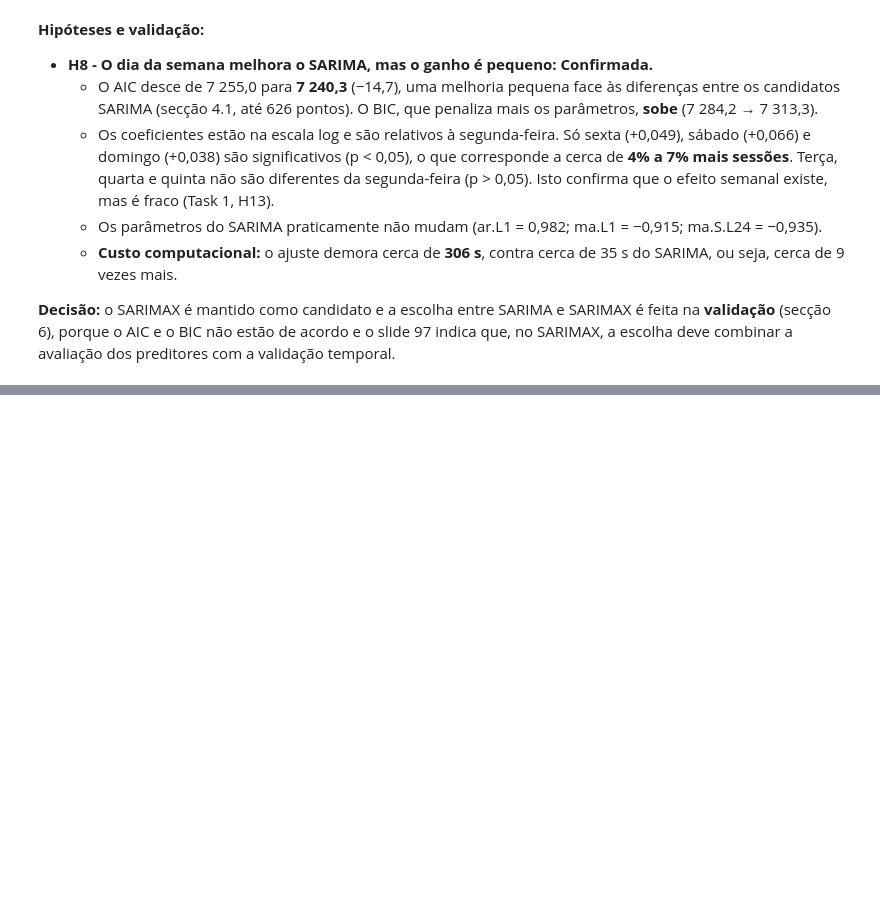
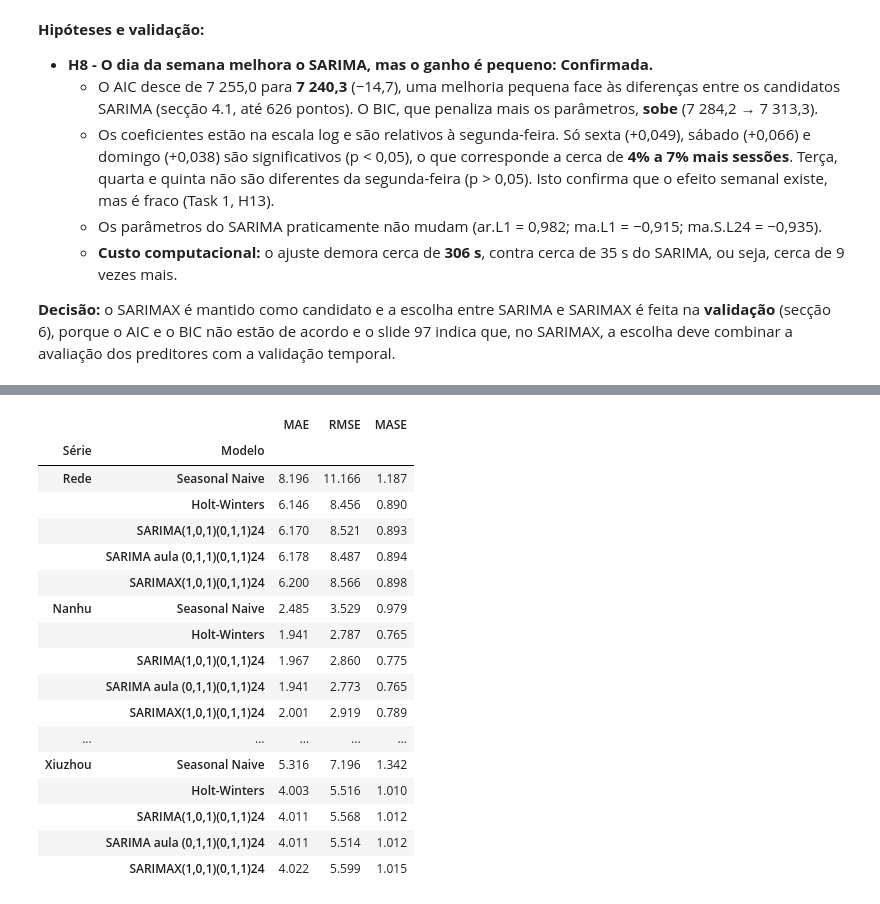
Before and after one commit to 1231478-Ellah-Fleischmann/MINDD-PROJETO-2, a Jupyter notebook: task2.ipynb, the cells around one changed output, grey strips where cells are left out. Saved outputs shown, nothing was run; the diff lists cells and outputs as text; code cells hidden in the pictures; blank space fills up the shorter version.

Commit message:
previsões nas 92 origens e comparação com o seasonal naive

```diff
--- a/task2.ipynb
+++ b/task2.ipynb
@@ -614,0 +713,35 @@ pd.DataFrame({'Coeficiente': sarimax.params, 'p-value': sarimax.pvalues}).round(
+# %%
+# Métricas na validação: Seasonal Naive + 4 modelos, para as 4 séries
+modelos = ['Holt-Winters'] + list(configs_sarima)
+
+linhas = []
+for c in series.columns:
+    linha = {'Série': c, 'Modelo': 'Seasonal Naive'}
+    linha.update(forecast_metrics(validation[c], sn_val[c], train[c]))
+    linhas.append(linha)
+    for m in modelos:
+        linha = {'Série': c, 'Modelo': m}
+        linha.update(forecast_metrics(validation[c], previsoes[(c, m)], train[c]))
+        linhas.append(linha)
+
+resultados_val = pd.DataFrame(linhas)
+resultados_val.set_index(['Série', 'Modelo']).round(3)
+# %% [output]
+|  |  | MAE | RMSE | MASE |
+| Série | Modelo |  |  |  |
+| Rede | Seasonal Naive | 8.196 | 11.166 | 1.187 |
+|  | Holt-Winters | 6.146 | 8.456 | 0.890 |
+|  | SARIMA(1,0,1)(0,1,1)24 | 6.170 | 8.521 | 0.893 |
+|  | SARIMA aula (0,1,1)(0,1,1)24 | 6.178 | 8.487 | 0.894 |
+|  | SARIMAX(1,0,1)(0,1,1)24 | 6.200 | 8.566 | 0.898 |
+| Nanhu | Seasonal Naive | 2.485 | 3.529 | 0.979 |
+|  | Holt-Winters | 1.941 | 2.787 | 0.765 |
+|  | SARIMA(1,0,1)(0,1,1)24 | 1.967 | 2.860 | 0.775 |
+|  | SARIMA aula (0,1,1)(0,1,1)24 | 1.941 | 2.773 | 0.765 |
+|  | SARIMAX(1,0,1)(0,1,1)24 | 2.001 | 2.919 | 0.789 |
+| ... | ... | ... | ... | ... |
+| Xiuzhou | Seasonal Naive | 5.316 | 7.196 | 1.342 |
+|  | Holt-Winters | 4.003 | 5.516 | 1.010 |
+|  | SARIMA(1,0,1)(0,1,1)24 | 4.011 | 5.568 | 1.012 |
+|  | SARIMA aula (0,1,1)(0,1,1)24 | 4.011 | 5.514 | 1.012 |
+|  | SARIMAX(1,0,1)(0,1,1)24 | 4.022 | 5.599 | 1.015 |
```
Also changed, not shown: parts of 4 cells of this notebook.
